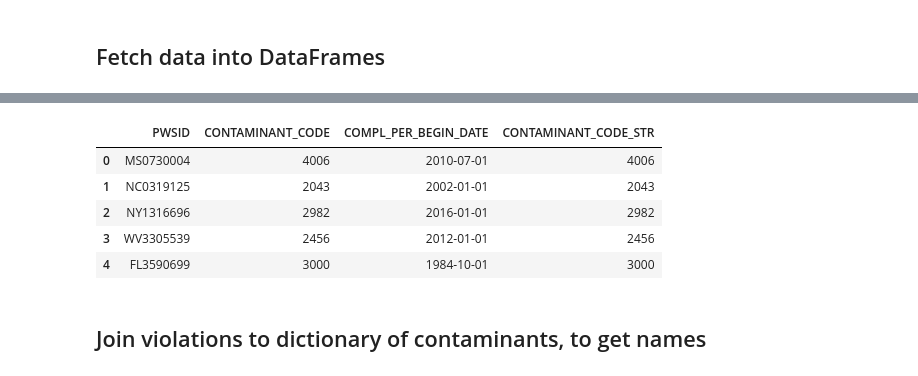
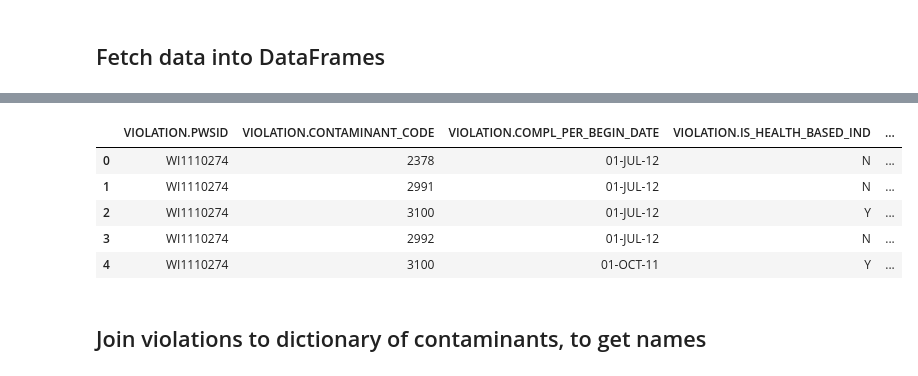
Before and after one commit to codeforboston/safe-water, a Jupyter notebook: projects/Exploratory Phase/code/python/notebooks/eda_charts.ipynb, the cells around one changed output, grey strips where cells are left out. Cells and saved outputs as stored; diff of their text form; code cells hidden in the pictures.

```diff
--- a/projects/Exploratory Phase/code/python/notebooks/eda_charts.ipynb
+++ b/projects/Exploratory Phase/code/python/notebooks/eda_charts.ipynb
@@ -4,8 +6,8 @@
 import os
 import numpy as np
 import pandas as pd
-import MySQLdb
 
 %matplotlib inline
 
-data_dir = '../../../data'
+DATA_DIR = '../../../../../data'
+SDWIS_DIR = os.path.join(DATA_DIR, 'sdwis')
@@ -60,20 +29,23 @@ def convert_code_to_string(row):
 # %%
-# uncomment 2nd line if you want only health based violations
-cmd = "select distinct PWSID, CONTAMINANT_CODE, COMPL_PER_BEGIN_DATE from VIOLATION " #\
-#    + "where IS_HEALTH_BASED_IND = 'Y'"
+viol = (
+    pd.read_csv(os.path.join(SDWIS_DIR, 'VIOLATION.csv'), low_memory=False)
+    [['VIOLATION.PWSID', 'VIOLATION.CONTAMINANT_CODE', 'VIOLATION.COMPL_PER_BEGIN_DATE', 'VIOLATION.IS_HEALTH_BASED_IND']]
+    .drop_duplicates()
+)
 
-viol = pd.read_sql(cmd, db)
+# uncomment line if you want only health based violations
+# viol = viol.loc[viol['IS_HEALTH_BASED_IND'] == 'Y', :]
 
 # this is a workaround, ideally CONTAMINANT_CODE should be a string
-viol.loc[:, 'CONTAMINANT_CODE_STR'] = viol.apply(convert_code_to_string, axis=1)
+viol.loc[:, 'CONTAMINANT_CODE_STR'] = viol['VIOLATION.CONTAMINANT_CODE'].astype(str).str.zfill(4)
 viol.head()
 # %% [output]
-|  | PWSID | CONTAMINANT_CODE | COMPL_PER_BEGIN_DATE | CONTAMINANT_CODE_STR |
-| 0 | MS0730004 | 4006 | 2010-07-01 | 4006 |
-| 1 | NC0319125 | 2043 | 2002-01-01 | 2043 |
-| 2 | NY1316696 | 2982 | 2016-01-01 | 2982 |
-| 3 | WV3305539 | 2456 | 2012-01-01 | 2456 |
-| 4 | FL3590699 | 3000 | 1984-10-01 | 3000 |
+|  | VIOLATION.PWSID | VIOLATION.CONTAMINANT_CODE | VIOLATION.COMPL_PER_BEGIN_DATE | VIOLATION.IS_HEALTH_BASED_IND | ... |
+| 0 | WI1110274 | 2378 | 01-JUL-12 | N | ... |
+| 1 | WI1110274 | 2991 | 01-JUL-12 | N | ... |
+| 2 | WI1110274 | 3100 | 01-JUL-12 | Y | ... |
+| 3 | WI1110274 | 2992 | 01-JUL-12 | N | ... |
+| 4 | WI1110274 | 3100 | 01-OCT-11 | Y | ... |
 # %% [markdown]
 ## Join violations to dictionary of contaminants, to get names
 # %%
```
Also changed, not shown: parts of 15 cells of this notebook, 2 other files.
